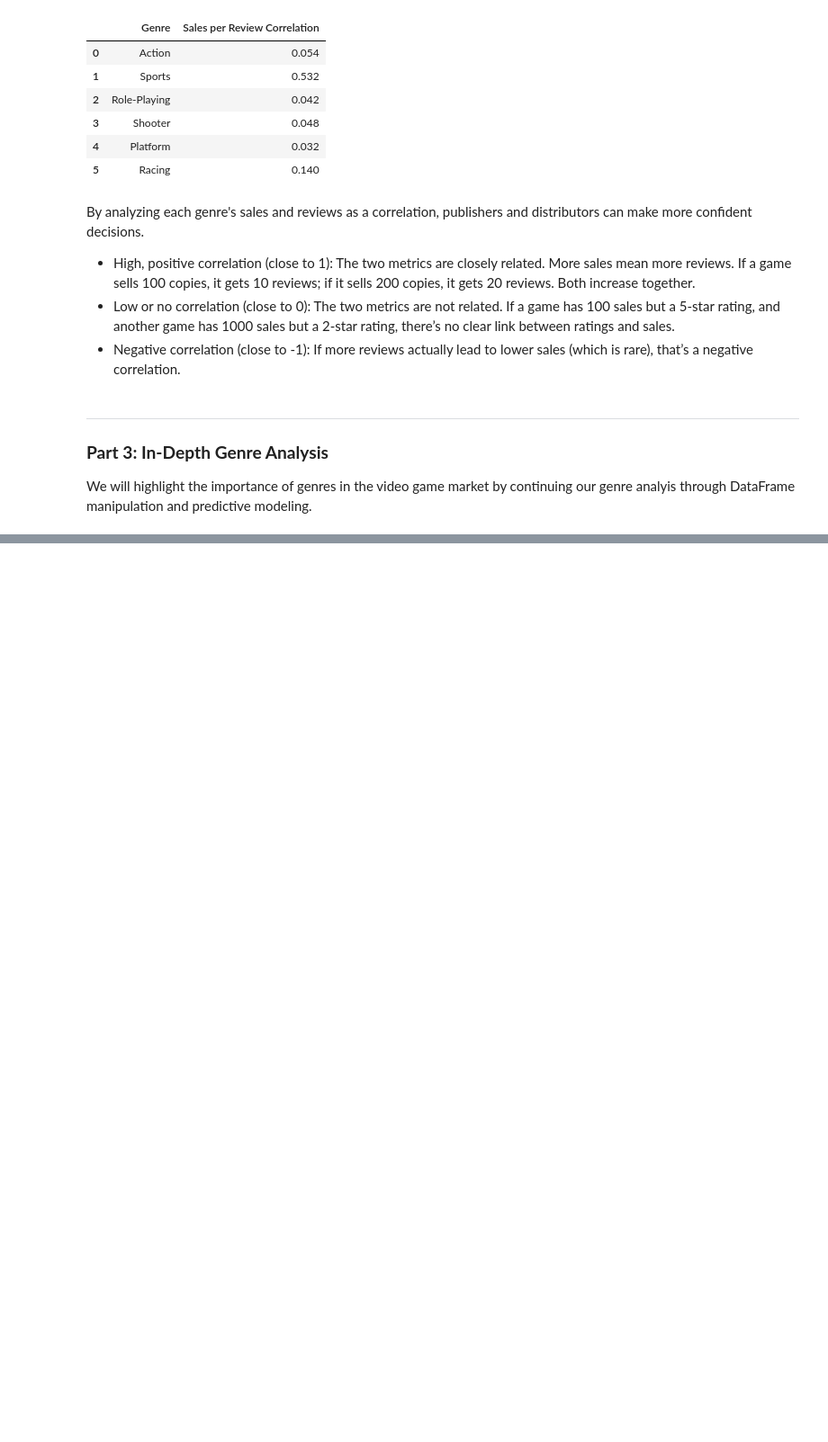
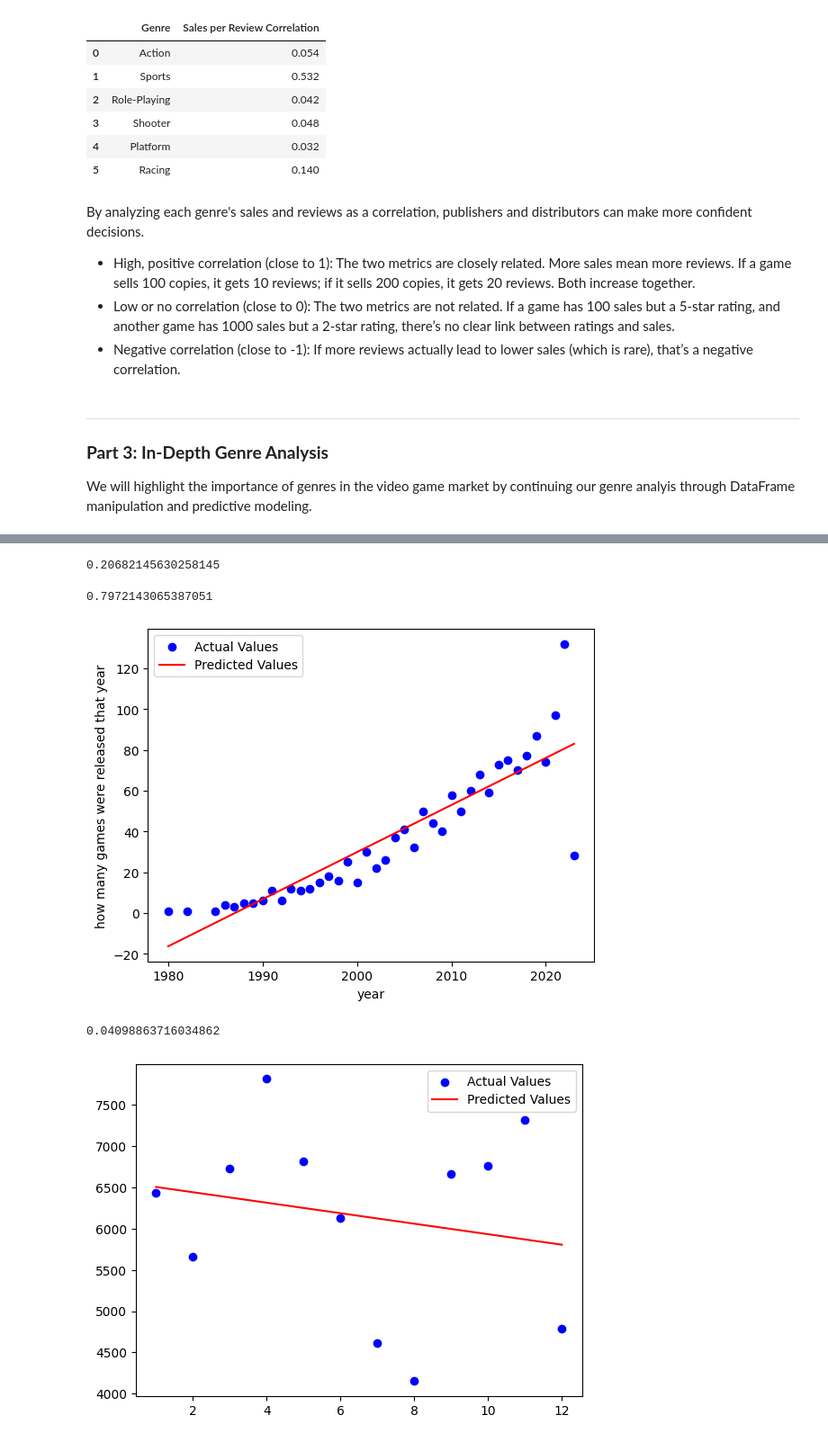
Before and after one commit to AbhijayUpadhyay/videogame-sales-analysis, a Jupyter notebook: main.ipynb, the cells around one changed output, grey strips where cells are left out. Shown at 90% size. Drawn from its saved outputs; the diff is of its cells as text; code cells hidden in the pictures; blank space fills up the shorter version.

```diff
--- a/main.ipynb
+++ b/main.ipynb
@@ -206,0 +441,76 @@ We will highlight the importance of genres in the video game market by continuin
+# %%
+# First, let's prepare the data for modeling.
+# The df_dropped_r column 'plays' has values in the format of 2.1K, for example, so we need to change it to floats.
+df_dropped_r = df_dropped_r[df_dropped_r['plays'].notna() & (df_dropped_r['plays'] != '')]
+df_dropped_r['plays'] = df_dropped_r['plays'].apply(lambda x: float(float(str(x).replace('K', '')) * 1000) if 'K' in str(x) else int(x))
+
+
+df_dropped_r['rating'] = pd.to_numeric(df_dropped_r['rating'], errors='coerce')
+df_dropped_r = df_dropped_r[df_dropped_r['rating'].notna() & (df_dropped_r['rating'] != '')]
+df_dropped_r['rating'] = df_dropped_r['rating'].astype(float)
+
+correlation = df_dropped_r['plays'].corr(df_dropped_r['rating'])
+print(correlation)
+
+# Surprisingly, review score barely has any correlation with number of plays. Could be a failure of the dataset
+# But it also could mean that making a great game (as decided by critics) doesn't mean people will play your game
+# Maybe popular games have more people playing them, and so mor epeople who dislike them, and as such rate them badly
+# As such, we still think being accessible is more important than focusing on making the perfect game when it comes
+# To selling as many copies as possible
+
+# Where physical retailers fit in here is that they caan do things to make games more accessible
+# Providing value to both the publisher they buy from (increased reach) and the customer they sell too (more options)
+# %% [output]
+0.20682145630258145
+# %%
+testModel1 = LinearRegression()
+
+df_dropped_r['plays'] = df_dropped_r['plays'].astype(float)
+
+df_test_1 = df_dropped_r.copy(deep=True)
+
+# print(df_test_1.columns)
+
+df_dropped_count_y = df_test_1.groupby('year')['title'].count().reset_index()
+df_dropped_mean_m = df_test_1.groupby('month')['plays'].mean().reset_index()
+
+# testModel1 predicts how many games will be released in a specified year
+# It has an R^2 of about .8, meaning that's it's a very good model for predicting how many games will release in a year
+model1X = df_dropped_count_y[['year']]
+model1Y = df_dropped_count_y['title']
+
+testModel1.fit(model1X, model1Y)
+
+predictions1 = testModel1.predict(model1X)
+r_square1 = r2_score(model1Y, predictions1)
+print(r_square1)
+
+plt.scatter(df_dropped_count_y['year'], model1Y, color='blue', label='Actual Values')
+plt.plot(df_dropped_count_y['year'], predictions1, color='red', label='Predicted Values')
+plt.xlabel('year')
+plt.ylabel('how many games were released that year')
+plt.legend()
+plt.show()
+
+# testModel2 predicts the average plays of games given month of release
+# It has an R^2 of .07, meaning it's not a good predictor of how a game's release date will influence its plays
+# Perhaps this means there isn't a significant relationship between plays and release month
+model2X = df_dropped_mean_m[['month']]
+model2Y = df_dropped_mean_m['plays']
+testModel2 = LinearRegression()
+
+testModel2.fit(model2X, model2Y)
+
+predictions2 = testModel2.predict(model2X)
+r_square2 = r2_score(model2Y, predictions2)
+print(r_square2)
+
+plt.scatter(df_dropped_mean_m['month'], model2Y, color='blue', label='Actual Values')
+plt.plot(df_dropped_count_m['month'], predictions2, color='red', label='Predicted Values')
+plt.legend()
+plt.show()
+# %% [output]
+0.7972143065387051
+[figure, added]
+0.04098863716034862
+[figure, added]
```
Also changed, not shown: parts of 13 cells of this notebook, 2 other files.
